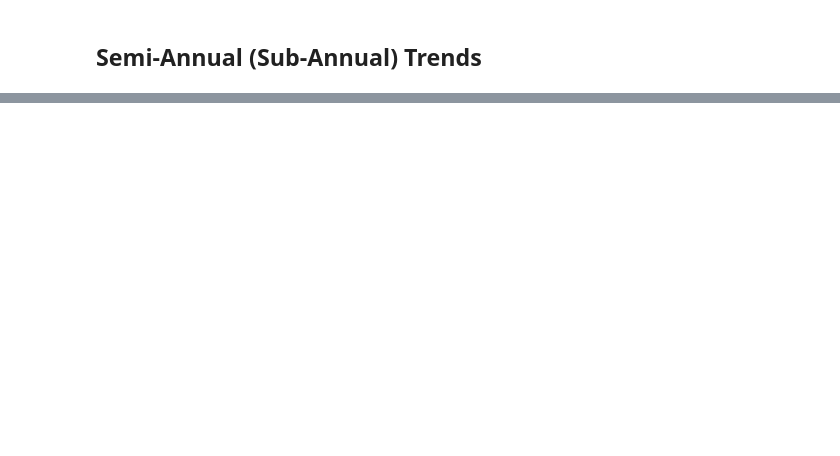
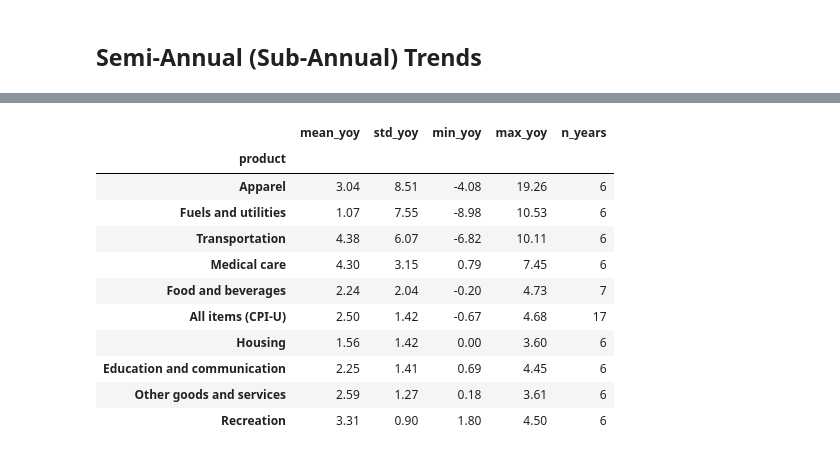
Before and after one commit to nicapotato/KaggleNotebooks, a Jupyter notebook: denver-cpi/denver-cpi-trends.ipynb, the cells around one changed output, grey strips where cells are left out. Drawn from its saved outputs; the diff is of its cells as text; code cells hidden in the pictures; blank space fills up the shorter version.

```diff
--- a/denver-cpi/denver-cpi-trends.ipynb
+++ b/denver-cpi/denver-cpi-trends.ipynb
@@ -51,0 +59,19 @@ denver.head(10)
+# %%
+# Colorado / Denver metro — all product types for category charts; `denver` = headline CPI-U all items only
+co = df_raw[df_raw["dataRegion"] == "CO"].copy()
+TYPE_LABELS = {
+    1: "All items (CPI-U)",
+    51: "Food and beverages",
+    52: "Housing",
+    53: "Fuels and utilities",
+    54: "Apparel",
+    55: "Transportation",
+    56: "Medical care",
+    57: "Recreation",
+    58: "Education and communication",
+    59: "Other goods and services",
+}
+co["product"] = co["type"].map(TYPE_LABELS)
+
+denver = co[co["type"] == 1].copy()
+denver.head(10)
@@ -165,0 +364,51 @@ plt.show()
+# %%
+# Panel: YoY from consecutive annual index levels (same definition as earlier cells)
+ann_yoy = co[co["periodType"] == 1].sort_values(["type", "periodYear"]).copy()
+ann_yoy["yoy_pct"] = ann_yoy.groupby("type")["cpi"].pct_change() * 100
+yoy_long = ann_yoy.dropna(subset=["yoy_pct"])
+
+fig = px.line(
+    yoy_long,
+    x="periodYear",
+    y="yoy_pct",
+    color="product",
+    markers=True,
+    title="Denver — annual YoY % by category (calendar-year averages)",
+    labels={"periodYear": "Year", "yoy_pct": "YoY %", "product": "Category"},
+)
+fig.add_hline(y=0, line_dash="dash", line_color="gray")
+fig.update_layout(template="plotly_white", height=560, hovermode="x unified", legend=dict(orientation="v", yanchor="top", y=1, xanchor="left", x=1.02))
+show_plotly(fig)
+
+heat = yoy_long.pivot_table(index="product", columns="periodYear", values="yoy_pct")
+diverging = [[0, PRISM[10]], [0.5, "#f0f0f0"], [1, PRISM[2]]]
+fig_h = px.imshow(
+    heat,
+    aspect="auto",
+    color_continuous_scale=diverging,
+    title="YoY % heatmap: category × year",
+    labels=dict(x="Year", y="Category", color="YoY %"),
+)
+fig_h.update_layout(height=480)
+show_plotly(fig_h)
+
+# --- Analysis ---
+by_cat = yoy_long.groupby("product")["yoy_pct"]
+volatility = by_cat.agg(mean_yoy="mean", std_yoy="std", min_yoy="min", max_yoy="max", n_years="count").sort_values("std_yoy", ascending=False)
+display(volatility.round(2))
+
+wide = yoy_long.pivot(index="periodYear", columns="product", values="yoy_pct").dropna(how="all")
+headline = "All items (CPI-U)"
+if headline in wide.columns:
+    with_headline = wide.corrwith(wide[headline]).drop(labels=[headline], errors="ignore").sort_values(ascending=False)
+    display(with_headline.round(3).to_frame("corr_with_headline_yoy"))
+
+print(
+    "Most volatile YoY (highest std):",
+    volatility.index[0],
+    f"({volatility['std_yoy'].iloc[0]:.2f} pp).",
+    "Calmest:",
+    volatility.index[-1],
+    f"({volatility['std_yoy'].iloc[-1]:.2f} pp).",
+)
+# %% [output]
@@ -165,0 +417,12 @@ plt.show()
+|  | mean_yoy | std_yoy | min_yoy | max_yoy | n_years |
+| product |  |  |  |  |  |
+| Apparel | 3.04 | 8.51 | -4.08 | 19.26 | 6 |
+| Fuels and utilities | 1.07 | 7.55 | -8.98 | 10.53 | 6 |
+| Transportation | 4.38 | 6.07 | -6.82 | 10.11 | 6 |
+| Medical care | 4.30 | 3.15 | 0.79 | 7.45 | 6 |
+| Food and beverages | 2.24 | 2.04 | -0.20 | 4.73 | 7 |
+| All items (CPI-U) | 2.50 | 1.42 | -0.67 | 4.68 | 17 |
+| Housing | 1.56 | 1.42 | 0.00 | 3.60 | 6 |
+| Education and communication | 2.25 | 1.41 | 0.69 | 4.45 | 6 |
+| Other goods and services | 2.59 | 1.27 | 0.18 | 3.61 | 6 |
+| Recreation | 3.31 | 0.90 | 1.80 | 4.50 | 6 |
```
Also changed, not shown: parts of 25 cells of this notebook, 3 other files.
